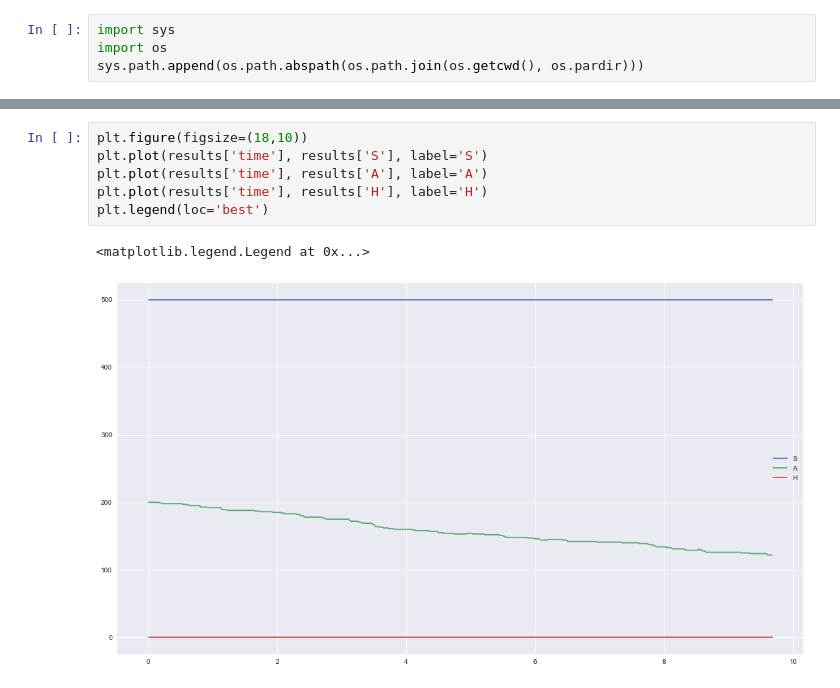
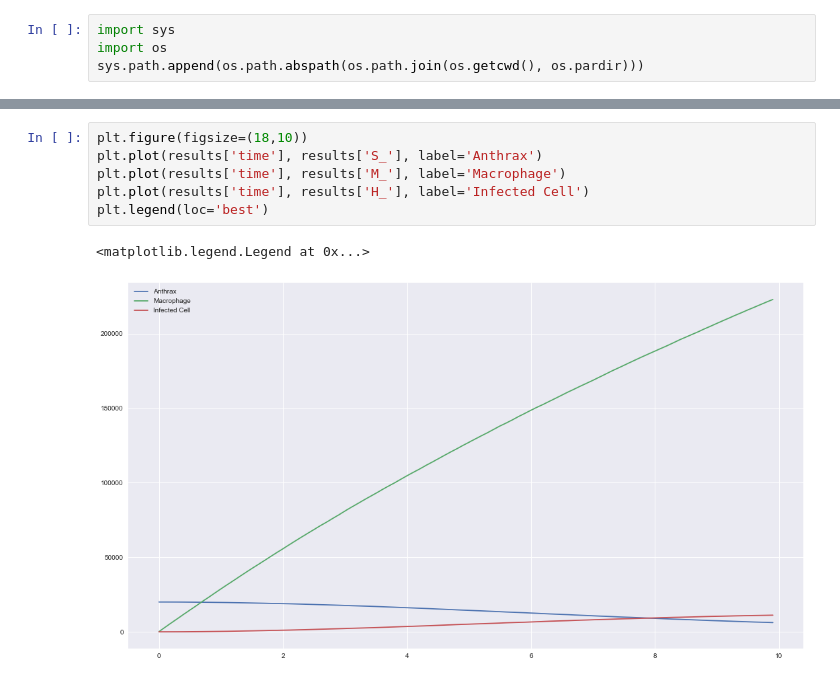
Before and after one commit to technodivergent/Bacillus_Anthracis_Simulation, a Jupyter notebook: DayModel.ipynb, the cells around one changed output, grey strips where cells are left out. Cells and saved outputs as stored; diff of their text form.

```diff
--- a/DayModel.ipynb
+++ b/DayModel.ipynb
@@ -59,9 +70,9 @@ Wall time: 4.54 ms
 # %%
 plt.figure(figsize=(18,10))
-plt.plot(results['time'], results['S'], label='S')
-plt.plot(results['time'], results['A'], label='A')
-plt.plot(results['time'], results['H'], label='H')
+plt.plot(results['time'], results['S_'], label='Anthrax')
+plt.plot(results['time'], results['M_'], label='Macrophage')
+plt.plot(results['time'], results['H_'], label='Infected Cell')
 plt.legend(loc='best')
 # %% [output]
 <matplotlib.legend.Legend at 0x...>
-[figure, old version]
+[figure, new version]
```
Also changed, not shown: parts of 4 cells of this notebook, 7 other files.
